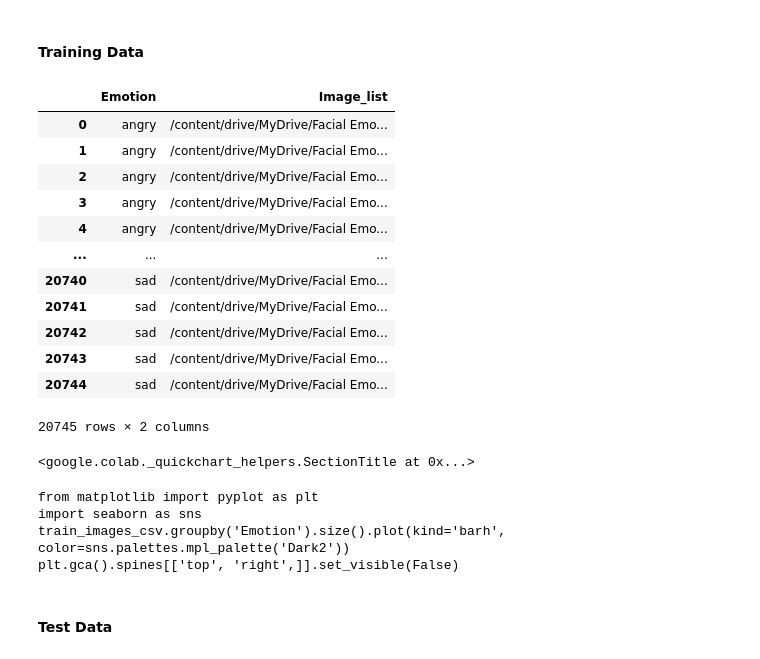
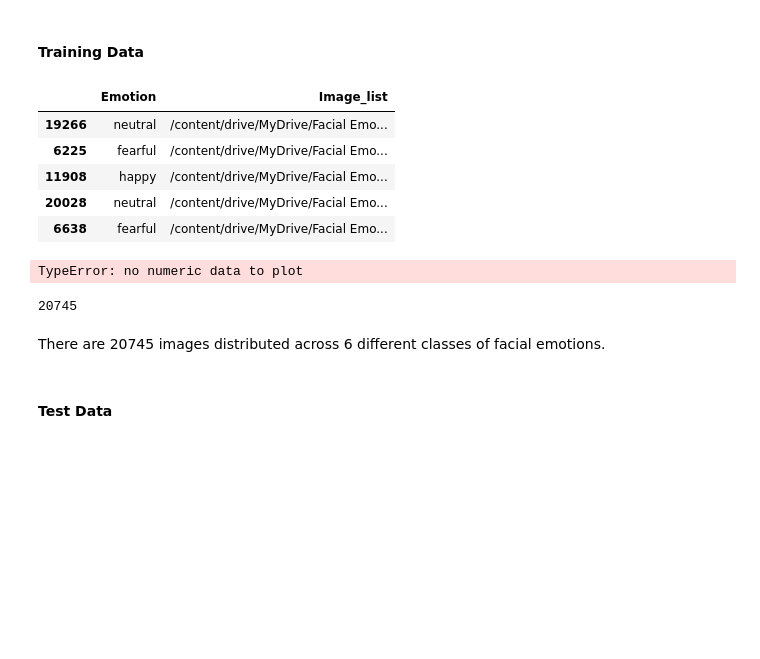
Before and after one commit to Campeone/CNN-Facial-Emotion-Detection, a Jupyter notebook: Facial_Emotion_Detection.ipynb, the cells around one changed output. Saved outputs shown, nothing was run; the diff lists cells and outputs as text; code cells hidden in the pictures; blank space fills up the shorter version.

```diff
--- a/Facial_Emotion_Detection.ipynb
+++ b/Facial_Emotion_Detection.ipynb
@@ -27,26 +27,24 @@ def read_images_in_folders(root_folder):
 train_root_folder = '/content/drive/MyDrive/Facial Emotion/train'
 train_images_csv = read_images_in_folders(train_root_folder)
 # %%
-train_images_csv
+train_images_csv.sample(5)
 # %% [output]
 |  | Emotion | Image_list |
-| 0 | angry | /content/drive/MyDrive/Facial Emo... |
-| 1 | angry | /content/drive/MyDrive/Facial Emo... |
-| 2 | angry | /content/drive/MyDrive/Facial Emo... |
-| 3 | angry | /content/drive/MyDrive/Facial Emo... |
-| 4 | angry | /content/drive/MyDrive/Facial Emo... |
-| ... | ... | ... |
-| 20740 | sad | /content/drive/MyDrive/Facial Emo... |
-| 20741 | sad | /content/drive/MyDrive/Facial Emo... |
-| 20742 | sad | /content/drive/MyDrive/Facial Emo... |
-| 20743 | sad | /content/drive/MyDrive/Facial Emo... |
-| 20744 | sad | /content/drive/MyDrive/Facial Emo... |
+| 19266 | neutral | /content/drive/MyDrive/Facial Emo... |
+| 6225 | fearful | /content/drive/MyDrive/Facial Emo... |
+| 11908 | happy | /content/drive/MyDrive/Facial Emo... |
+| 20028 | neutral | /content/drive/MyDrive/Facial Emo... |
+| 6638 | fearful | /content/drive/MyDrive/Facial Emo... |
-20745 rows × 2 columns
-<google.colab._quickchart_helpers.SectionTitle at 0x...>
-from matplotlib import pyplot as plt
-import seaborn as sns
-train_images_csv.groupby('Emotion').size().plot(kind='barh', color=sns.palettes.mpl_palette('Dark2'))
-plt.gca().spines[['top', 'right',]].set_visible(False)
+# %%
+train_images_csv['Emotion'].plot.bar()
+# %% [output]
+TypeError: no numeric data to plot
+# %%
+len(train_images_csv)
+# %% [output]
+20745
+# %% [markdown]
+There are 20745 images distributed across 6 different classes of facial emotions.
 # %% [markdown]
 #### Test Data
 # %%
```
Also changed, not shown: parts of 32 cells of this notebook.
